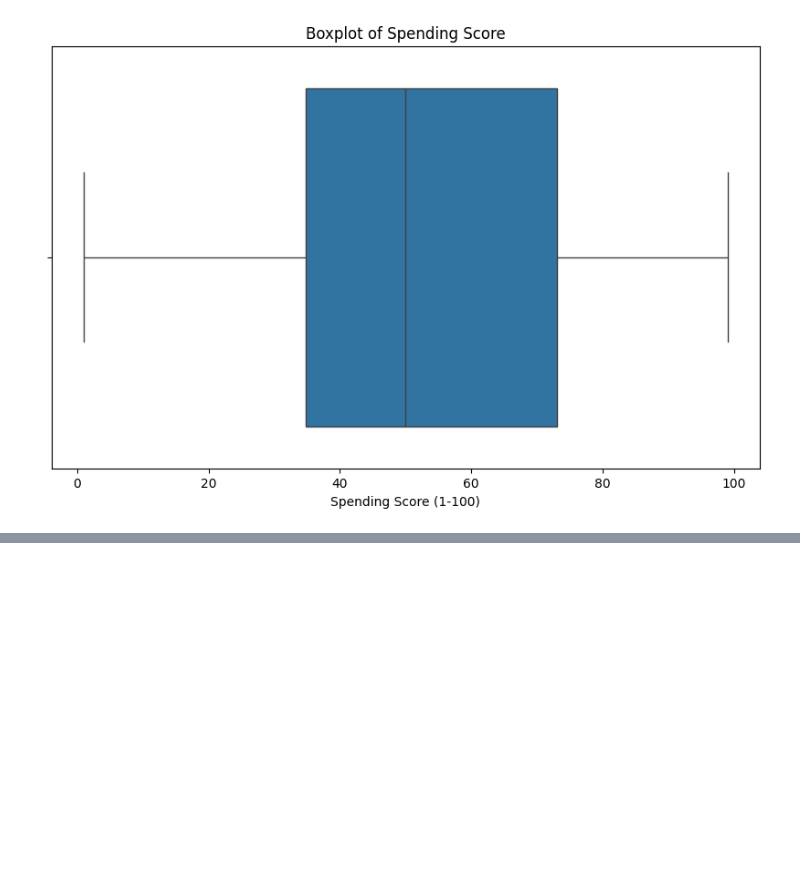
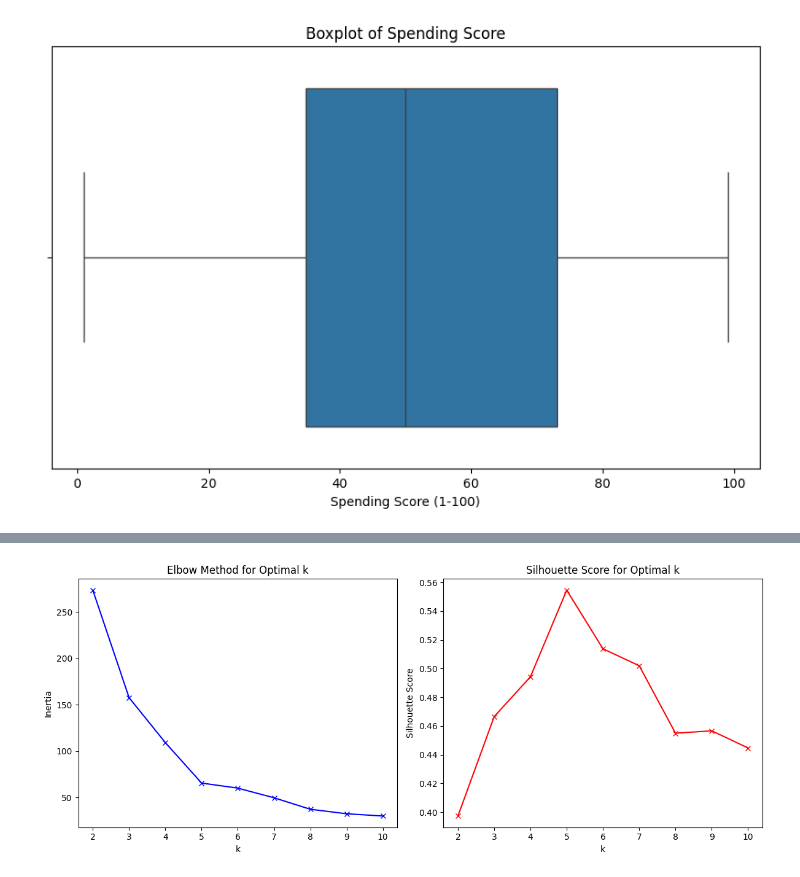
Before and after one commit to Aum-Barai/AIML316-ADML, a Jupyter notebook: prac-5-mail.ipynb, the cells around one changed output, grey strips where cells are left out. Drawn from its saved outputs; the diff is of its cells as text; code cells hidden in the pictures; blank space fills up the shorter version.

```diff
--- a/prac-5-mail.ipynb
+++ b/prac-5-mail.ipynb
@@ -100,0 +213,22 @@ plt.show()
+# %%
+# Plot Elbow Curve
+plt.figure(figsize=(12, 5))
+
+# Elbow curve
+plt.subplot(1, 2, 1)
+plt.plot(k_range, inertias, 'bx-')
+plt.xlabel('k')
+plt.ylabel('Inertia')
+plt.title('Elbow Method for Optimal k')
+
+# Silhouette score
+plt.subplot(1, 2, 2)
+plt.plot(k_range, silhouette_scores, 'rx-')
+plt.xlabel('k')
+plt.ylabel('Silhouette Score')
+plt.title('Silhouette Score for Optimal k')
+
+plt.tight_layout()
+plt.show()
+# %% [output]
+[figure, added]
```
Also changed, not shown: parts of 12 cells of this notebook.
